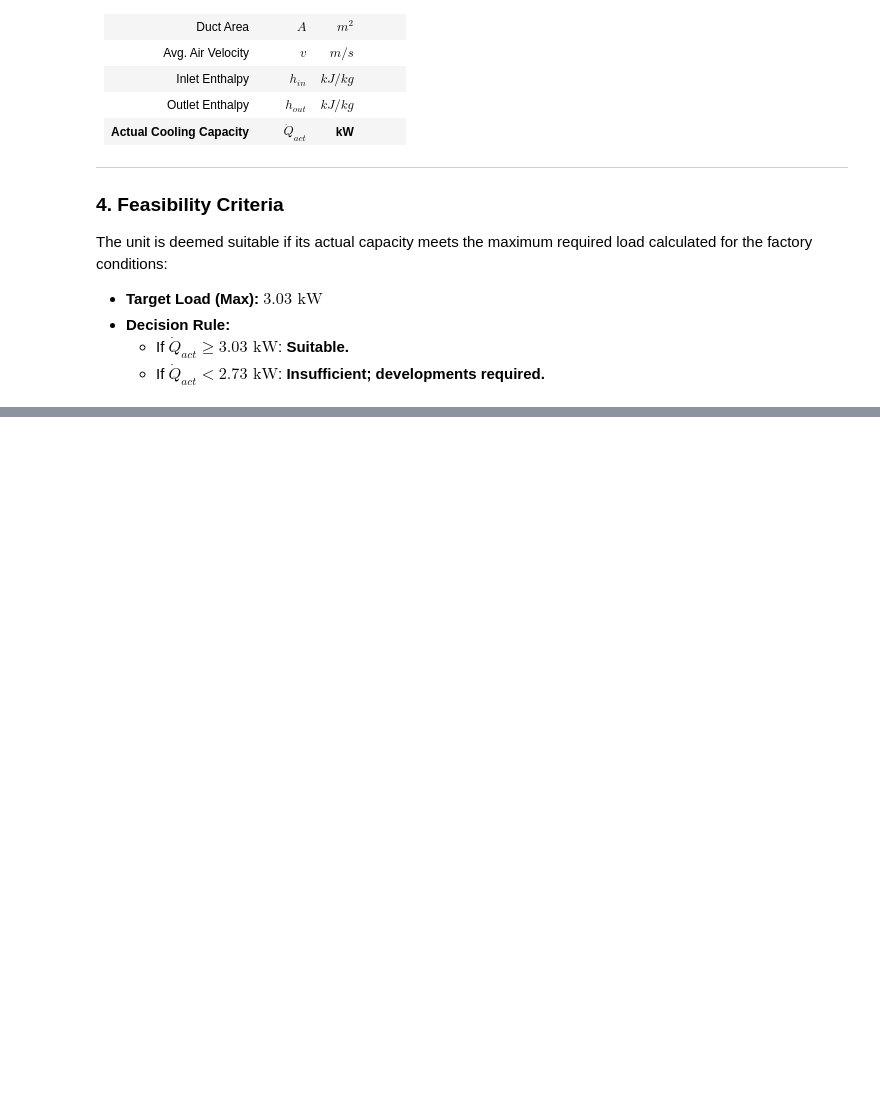
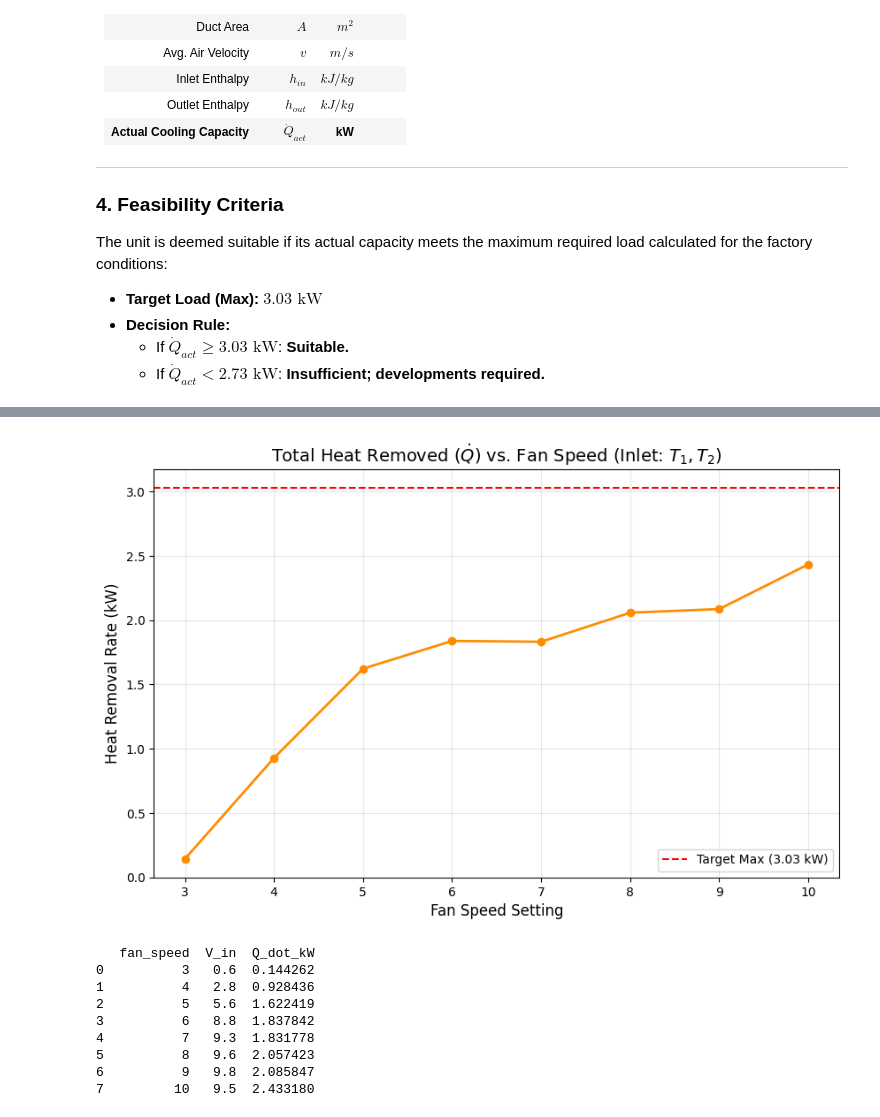
Before and after one commit to kush450629/ME421_GROUP_A1, a Jupyter notebook: Heat Transfer/ME421_E20048_HVAC.ipynb, the cells around one changed output, grey strips where cells are left out. Cells and saved outputs as stored; diff of their text form; code cells hidden in the pictures; blank space fills up the shorter version.

```diff
--- a/Heat Transfer/ME421_E20048_HVAC.ipynb
+++ b/Heat Transfer/ME421_E20048_HVAC.ipynb
@@ -175,0 +260,72 @@ The cooling capacity of the unit is determined by analyzing the air as it passes
+# %%
+import numpy as np
+import pandas as pd
+import matplotlib.pyplot as plt
+
+# 1. Experimental Data
+data = {
+    "fan_speed": [3, 4, 5, 6, 7, 8, 9, 10],
+    "T1_db_in": [29.9, 30.0, 29.2, 29.2, 29.4, 29.0, 28.7, 29.4], # Return Air DB
+    "T2_wb_in": [25.3, 24.9, 23.7, 23.3, 23.2, 23.1, 22.9, 23.2], # Return Air WB
+    "T5_db_out": [24.3, 20.4, 20.8, 21.4, 21.5, 21.2, 21.3, 19.9], # Exit DB
+    "T6_wb_out": [19.7, 16.6, 16.2, 18.0, 18.2, 17.6, 17.4, 16.5], # Exit WB
+    "V_in": [0.6, 2.8, 5.6, 8.8, 9.3, 9.6, 9.8, 9.5]
+}
+
+df = pd.DataFrame(data)
+
+# 2. Thermodynamic Constants
+P_atm = 101.325  # Atmospheric Pressure (kPa)
+rho_air = 1.2    # Density of air (kg/m3)
+D_1 = 0.11       # (m)
+A_duct = np.pi*(D_1**2 )/4    # UPDATE THIS: Measured Duct Area (m2)
+
+def get_enthalpy(T_db, T_wb):
+    """Calculates specific enthalpy (kJ/kg) using psychrometric equations."""
+    # Saturation Vapor Pressure at T_wb
+    P_swb = 0.61078 * np.exp((17.27 * T_wb) / (T_wb + 237.3))
+
+    # Actual Vapor Pressure (Psychrometric Formula)
+    P_v = P_swb - 0.000662 * P_atm * (T_db - T_wb)
+
+    # Humidity Ratio (w)
+    w = 0.62194 * P_v / (P_atm - P_v)
+
+    # Enthalpy (h) in kJ/kg
+    h = 1.006 * T_db + w * (2501 + 1.86 * T_db)
+    return h
+
+# 3. Calculations
+df['h_in'] = df.apply(lambda row: get_enthalpy(row['T1_db_in'], row['T2_wb_in']), axis=1)
+df['h_out'] = df.apply(lambda row: get_enthalpy(row['T5_db_out'], row['T6_wb_out']), axis=1)
+
+# Mass flow rate (kg/s)
+df['m_dot'] = rho_air * A_duct * df['V_in']
+
+# Cooling Load (kW)
+df['Q_dot_kW'] = df['m_dot'] * (df['h_in'] - df['h_out'])
+
+# 4. Visualization
+plt.figure(figsize=(10, 6))
+plt.plot(df['fan_speed'], df['Q_dot_kW'], marker='o', color='darkorange', linewidth=2)
+
+plt.title('Total Heat Removed ($\dot{Q}$) vs. Fan Speed (Inlet: $T_1, T_2$)', fontsize=14)
+plt.xlabel('Fan Speed Setting', fontsize=12)
+plt.ylabel('Heat Removal Rate (kW)', fontsize=12)
+plt.axhline(y=3.03, color='red', linestyle='--', label='Target Max (3.03 kW)')
+plt.grid(True, alpha=0.3)
+plt.legend()
+plt.show()
+
+print(df[['fan_speed', 'V_in', 'Q_dot_kW']])
+# %% [output]
+[figure, added]
+   fan_speed  V_in  Q_dot_kW
+0          3   0.6  0.144262
+1          4   2.8  0.928436
+2          5   5.6  1.622419
+3          6   8.8  1.837842
+4          7   9.3  1.831778
+5          8   9.6  2.057423
+6          9   9.8  2.085847
+7         10   9.5  2.433180
```
Also changed, not shown: parts of 5 cells of this notebook.
